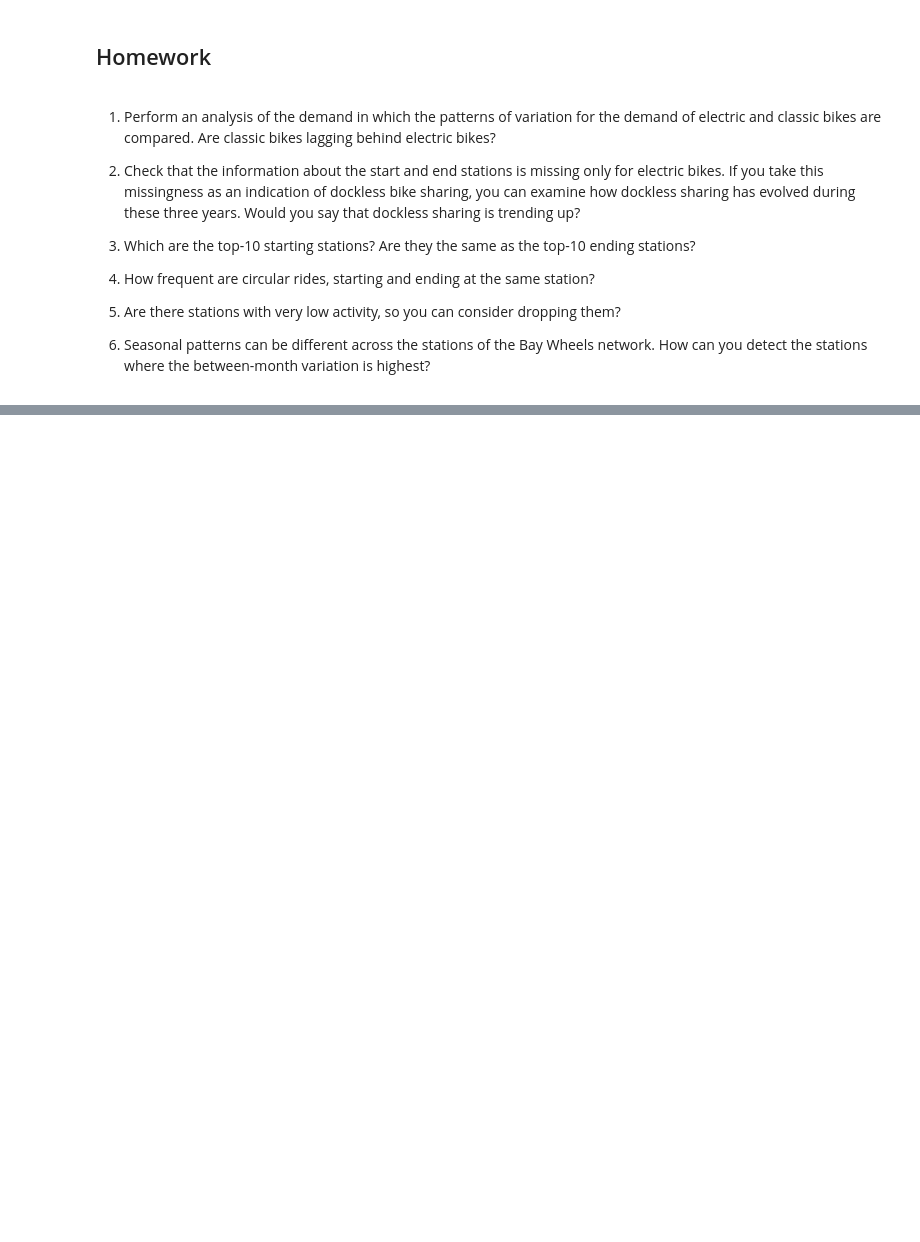
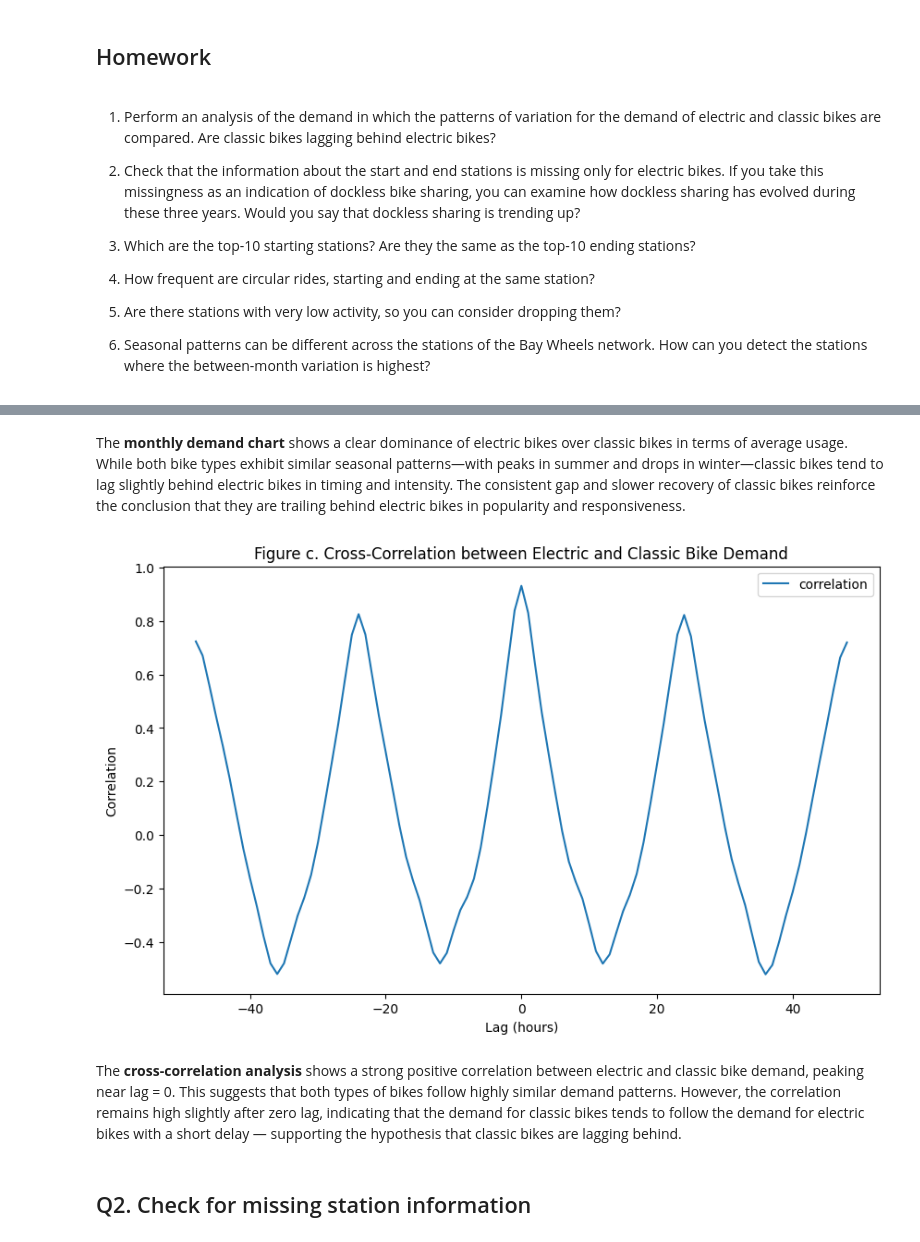
Before and after one commit to Fiona666-code/DataSci_Course, a Jupyter notebook: Day 5/[DATA-05E] Example - Bay Wheels operations data.ipynb, the cells around one changed output, grey strips where cells are left out. Saved outputs shown, nothing was run; the diff lists cells and outputs as text; code cells hidden in the pictures; blank space fills up the shorter version.

```diff
--- a/Day 5/[DATA-05E] Example - Bay Wheels operations data.ipynb
+++ b/Day 5/[DATA-05E] Example - Bay Wheels operations data.ipynb
@@ -210,0 +392,20 @@ df[['total', 'month']].groupby('month').mean().plot(figsize=(8,5),
+# %% [markdown]
+The **monthly demand chart** shows a clear dominance of electric bikes over classic bikes in terms of average usage. While both bike types exhibit similar seasonal patterns—with peaks in summer and drops in winter—classic bikes tend to lag slightly behind electric bikes in timing and intensity. The consistent gap and slower recovery of classic bikes reinforce the conclusion that they are trailing behind electric bikes in popularity and responsiveness.
+# %%
+# Calculate cross-correlation for a range of lags
+max_lag = 48 # Checking for up to 48 hours of lag
+cross_corr = [df_bike_type['electric'].corr(df_bike_type['classic'].shift(i)) for i in range(-max_lag, max_lag + 1)]
+
+# Create a DataFrame for plotting
+cross_corr_df = pd.DataFrame({'lag': range(-max_lag, max_lag + 1), 'correlation': cross_corr})
+
+# Plot the cross-correlation
+cross_corr_df.plot(x='lag', y='correlation', kind='line', figsize=(10, 6),
+                   title='Figure c. Cross-Correlation between Electric and Classic Bike Demand',
+                   xlabel='Lag (hours)', ylabel='Correlation');
+# %% [output]
+[figure, added]
+# %% [markdown]
+The **cross-correlation analysis** shows a strong positive correlation between electric and classic bike demand, peaking near lag = 0. This suggests that both types of bikes follow highly similar demand patterns. However, the correlation remains high slightly after zero lag, indicating that the demand for classic bikes tends to follow the demand for electric bikes with a short delay — supporting the hypothesis that classic bikes are lagging behind.
+# %% [markdown]
+## Q2. Check for missing station information
```
Also changed, not shown: parts of 33 cells of this notebook.
